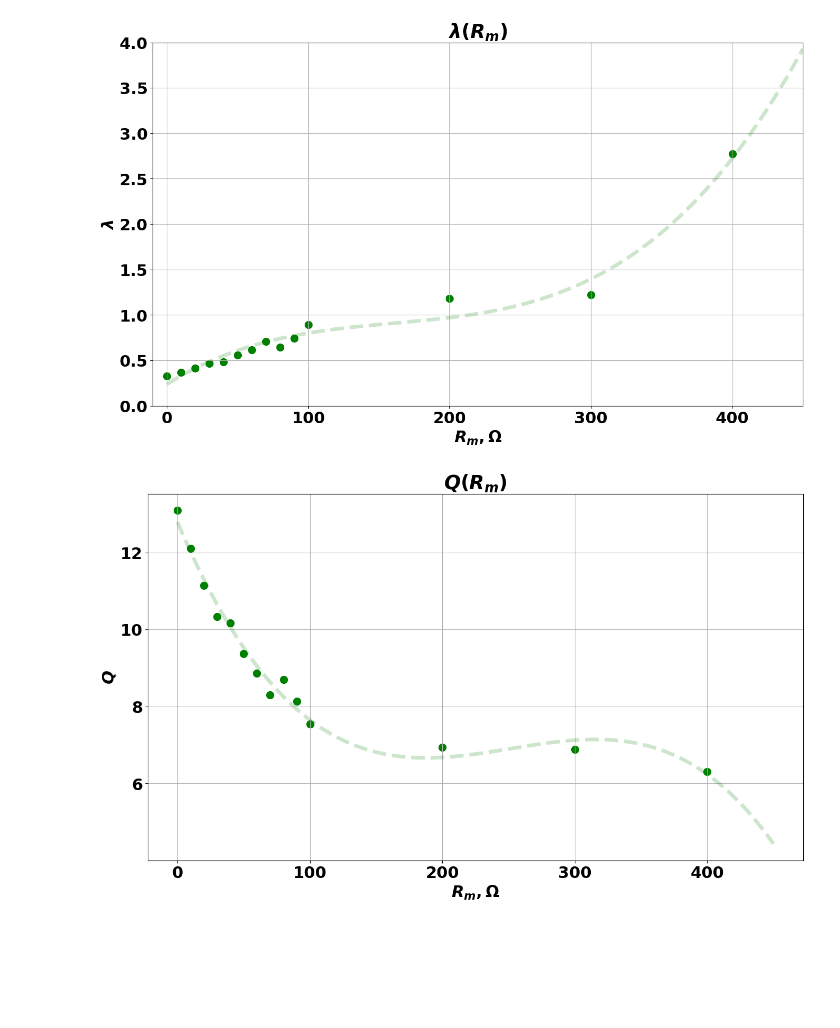
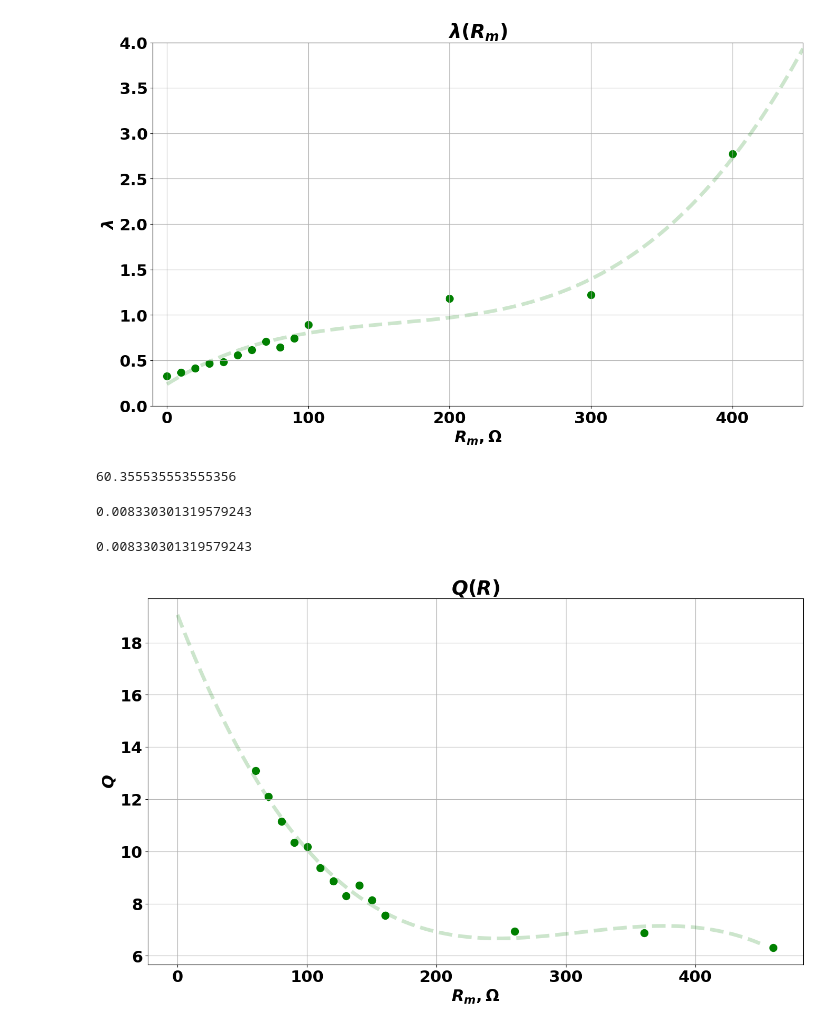
Before and after one commit to currantino/physics-3-10, a Jupyter notebook: 3-10.ipynb, the cells around one changed output. Drawn from its saved outputs; the diff is of its cells as text; code cells hidden in the pictures; blank space fills up the shorter version.

Commit message:
fix T(C) plot + add data to report

```diff
--- a/3-10.ipynb
+++ b/3-10.ipynb
@@ -67,28 +67,39 @@ for val in np.linspace(-65, -55, 10000):
     if np.abs(slope * val + intercept) <= .00001:
         R0 = -val
         break
+R0
+# %% [output]
+60.355535553555356
 # %%
 df['R'] = df.Rm + R0
-df['L'] = (((np.pi * df.R) ** 2) * c1) / (df.decrement * 2)
+df['L'] = (((np.pi * df.R) ** 2) * c1) / (df.decrement ** 2)
 Lmean = df.L[:11].mean()
 
 df['T_evaluated'] = (2 * np.pi) / np.sqrt((1 / (df.L * c1)
                                            ) - ((df.R ** 2) / (4 * (df.L ** 2))))
+# %%
+df.L[:11].mean()
+# %% [output]
+0.008330301319579243
+# %%
+df.L[:11].mean()
+# %% [output]
+0.008330301319579243
 # %%
 df['Q'] = (2 * np.pi) / (1 - np.exp(-2 * df.decrement))
 plt.figure(figsize=(16, 9))
 x = np.linspace(0, 450, 1000)
-p = np.polynomial.polynomial.Polynomial.fit(df.Rm, df.Q, deg=3)
+p = np.polynomial.polynomial.Polynomial.fit(df.R, df.Q, deg=3)
 plt.plot(x, p(x), c='g', alpha=.2, linewidth=5, linestyle='--',)
-plt.scatter(df.Rm, df.Q, c='g', s=100)
+plt.scatter(df.R, df.Q, c='g', s=100)
 plt.ylabel(r'$Q$')
 plt.xlabel(r'$R_m, \Omega$')
 plt.grid()
-plt.title(r'$Q(R_m)$')
-plt.savefig('plots/Q(Rm)')
+plt.title(r'$Q(R)$')
+plt.savefig('plots/Q(R).png')
 plt.show()
 # %% [output]
-[figure, old version]
+[figure, new version]
 # %%
 cdf['T_theor'] = (2 * np.pi) / (np.sqrt((1 / (Lmean * cdf.C)) - ((R0 / (2 * Lmean)) ** 2)))
 cdf['deltaT'] = (cdf.T_exp - cdf.T_theor) / (cdf.T_theor)
```
Also changed, not shown: parts of 1 cell of this notebook, 3 other files.
